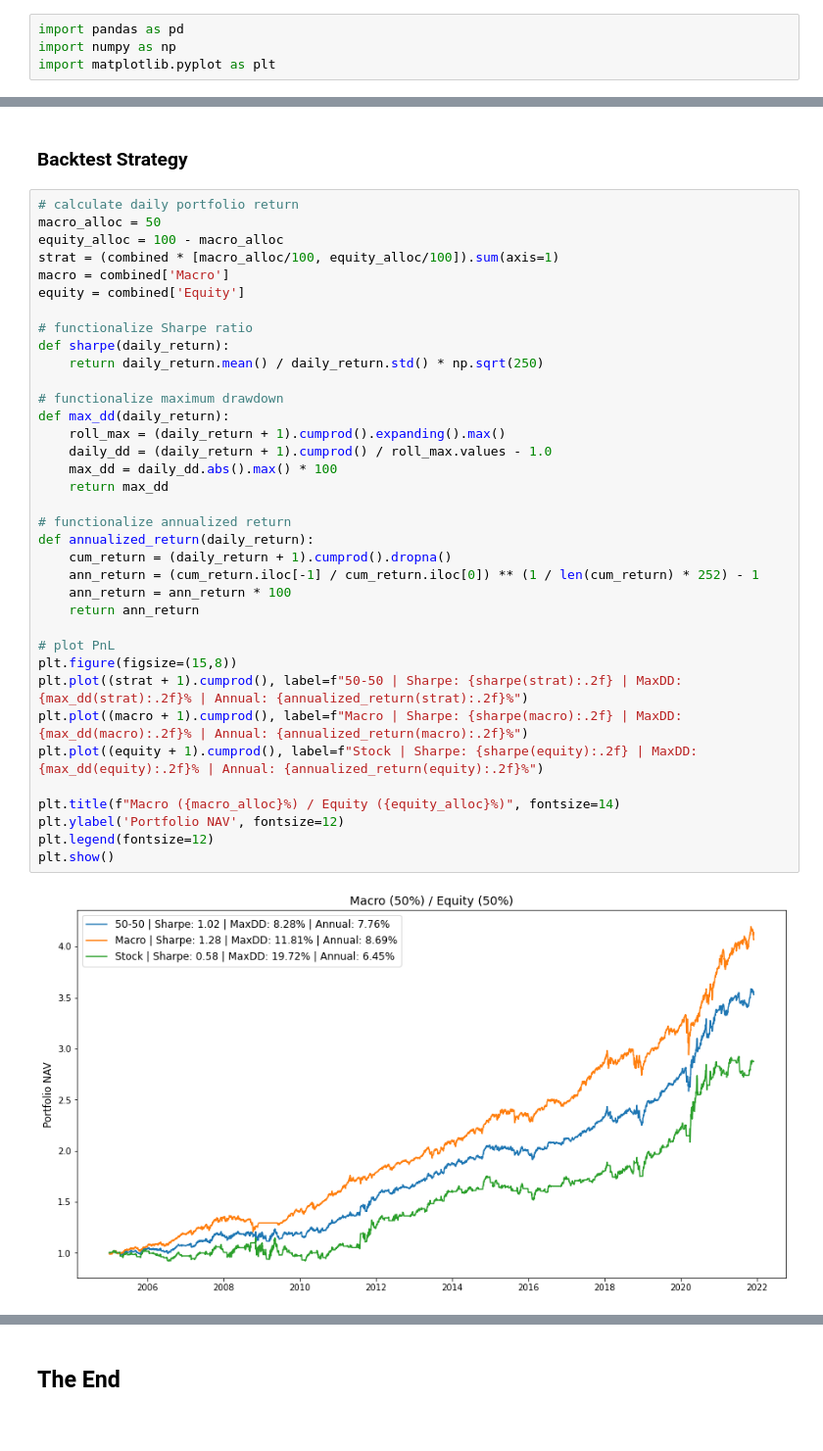
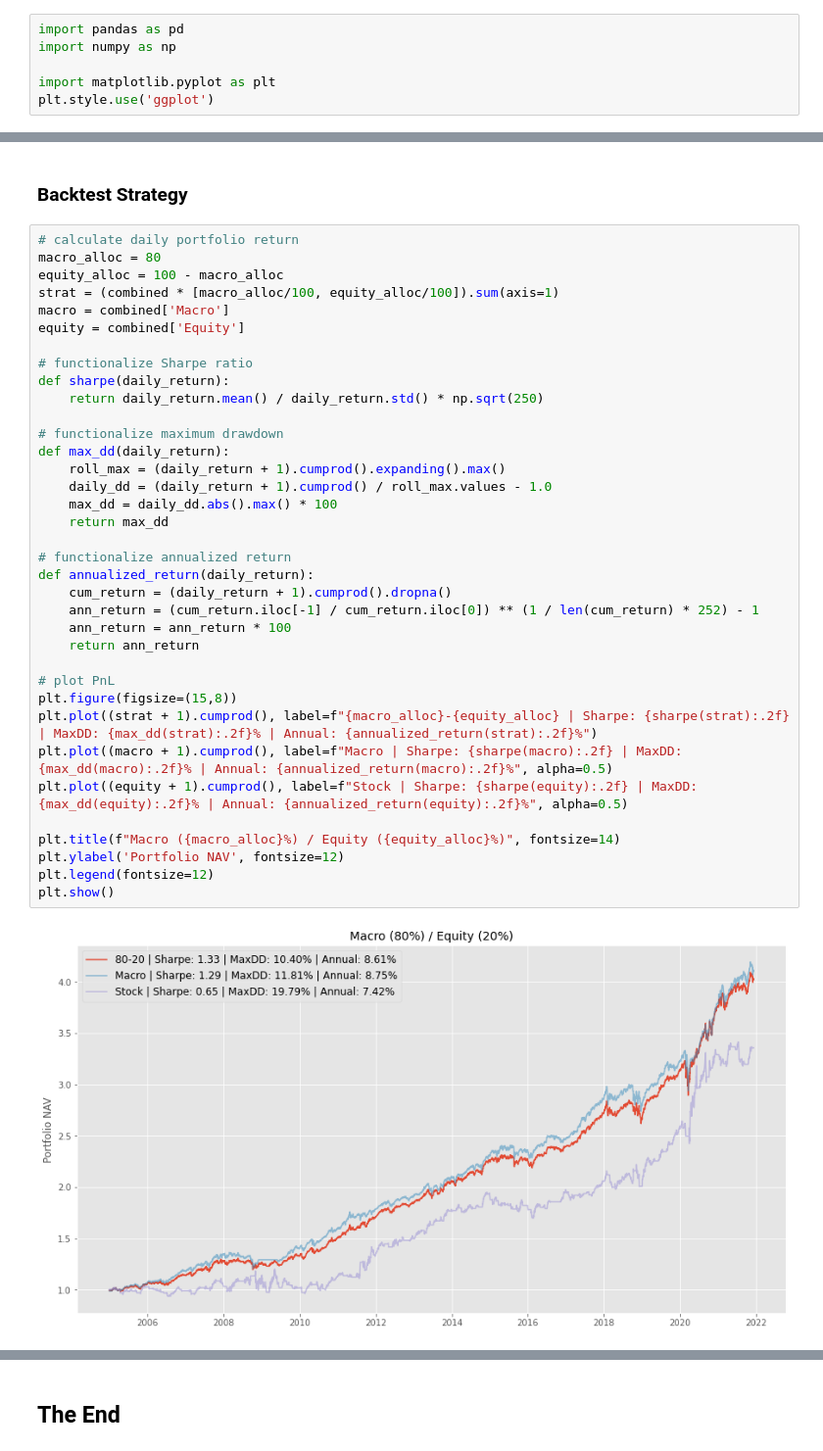
Before and after one commit to samueljuanp/investment_analysis, a Jupyter notebook: strategies/strategy_combiner.ipynb, the cells around one changed output, grey strips where cells are left out. Shown: that part at 98% size. Cells and saved outputs as stored; diff of their text form.

```diff
--- a/strategies/strategy_combiner.ipynb
+++ b/strategies/strategy_combiner.ipynb
@@ -3,7 +3,9 @@
 # %%
 import pandas as pd
 import numpy as np
+
 import matplotlib.pyplot as plt
+plt.style.use('ggplot')
 # %% [markdown]
 ### Retrieve Returns Time-Series
 # %%
@@ -25,39 +27,39 @@ combined.fillna(0, inplace=True)
 ### Backtest Strategy
 # %%
 # calculate daily portfolio return
-macro_alloc = 50
+macro_alloc = 80
 equity_alloc = 100 - macro_alloc
 strat = (combined * [macro_alloc/100, equity_alloc/100]).sum(axis=1)
 macro = combined['Macro']
 equity = combined['Equity']
 
 # functionalize Sharpe ratio
 def sharpe(daily_return):
     return daily_return.mean() / daily_return.std() * np.sqrt(250)
 
 # functionalize maximum drawdown
 def max_dd(daily_return):
     roll_max = (daily_return + 1).cumprod().expanding().max()
     daily_dd = (daily_return + 1).cumprod() / roll_max.values - 1.0
     max_dd = daily_dd.abs().max() * 100
     return max_dd
 
 # functionalize annualized return
 def annualized_return(daily_return):
     cum_return = (daily_return + 1).cumprod().dropna()
     ann_return = (cum_return.iloc[-1] / cum_return.iloc[0]) ** (1 / len(cum_return) * 252) - 1
     ann_return = ann_return * 100
     return ann_return
 
 # plot PnL
 plt.figure(figsize=(15,8))
-plt.plot((strat + 1).cumprod(), label=f"50-50 | Sharpe: {sharpe(strat):.2f} | MaxDD: {max_dd(strat):.2f}% | Annual: {annualized_return(strat):.2f}%")
-plt.plot((macro + 1).cumprod(), label=f"Macro | Sharpe: {sharpe(macro):.2f} | MaxDD: {max_dd(macro):.2f}% | Annual: {annualized_return(macro):.2f}%")
-plt.plot((equity + 1).cumprod(), label=f"Stock | Sharpe: {sharpe(equity):.2f} | MaxDD: {max_dd(equity):.2f}% | Annual: {annualized_return(equity):.2f}%")
+plt.plot((strat + 1).cumprod(), label=f"{macro_alloc}-{equity_alloc} | Sharpe: {sharpe(strat):.2f} | MaxDD: {max_dd(strat):.2f}% | Annual: {annualized_return(strat):.2f}%")
+plt.plot((macro + 1).cumprod(), label=f"Macro | Sharpe: {sharpe(macro):.2f} | MaxDD: {max_dd(macro):.2f}% | Annual: {annualized_return(macro):.2f}%", alpha=0.5)
+plt.plot((equity + 1).cumprod(), label=f"Stock | Sharpe: {sharpe(equity):.2f} | MaxDD: {max_dd(equity):.2f}% | Annual: {annualized_return(equity):.2f}%", alpha=0.5)
 
 plt.title(f"Macro ({macro_alloc}%) / Equity ({equity_alloc}%)", fontsize=14)
 plt.ylabel('Portfolio NAV', fontsize=12)
 plt.legend(fontsize=12)
 plt.show()
 # %% [output]
-[figure, old version]
+[figure, new version]
```
Also changed, not shown: parts of 2 cells of this notebook, 8 other files.
